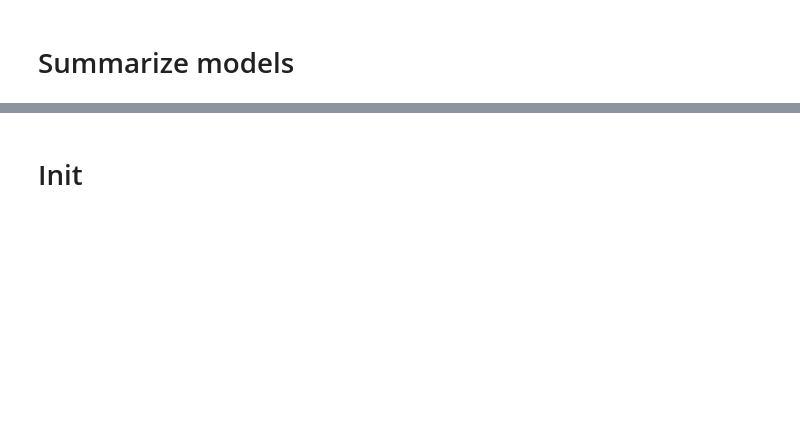
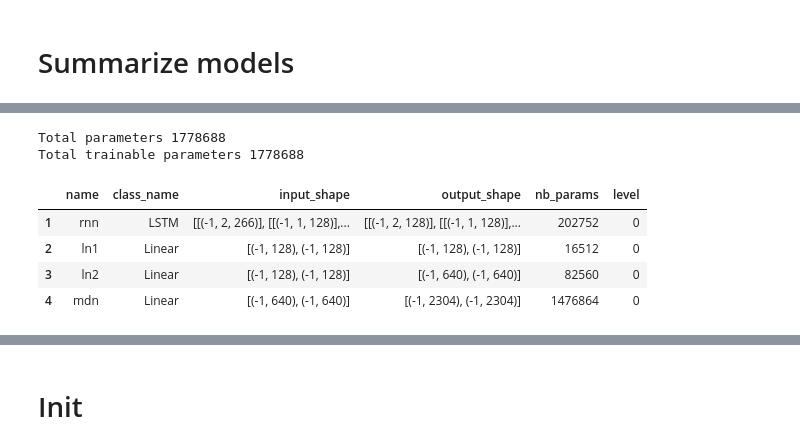
Before and after one commit to wassname/world-models-sonic-pytorch, a Jupyter notebook: 03_v4_train_MDN-RNN-256im_1512h_768z_greenfields.ipynb, the cells around one changed output, grey strips where cells are left out. Cells and saved outputs as stored; diff of their text form; code cells hidden in the pictures; blank space fills up the shorter version.

```diff
--- a/03_v4_train_MDN-RNN-256im_1512h_768z_greenfields.ipynb
+++ b/03_v4_train_MDN-RNN-256im_1512h_768z_greenfields.ipynb
@@ -149,11 +179,19 @@ df_vae[df_vae.level<2]
 # %%
 with TorchSummarizeDf(mdnrnn) as tdf:
-    pi, mu, sigma, hidden_state = mdnrnn.forward(z.unsqueeze(1).repeat((1,2,1)), action.unsqueeze(1).repeat((1,2,1)))
+    pi, mu, sigma, hidden_state = mdnrnn.forward(z.unsqueeze(1).repeat((1,2,1)), action.repeat((1,2)))
     z_next = mdnrnn.sample(pi, mu, sigma)
 #     loss_mdn = mdnrnn.rnn_loss(z, pi, mu, sigma).mean()
     df_mdnrnn = tdf.make_df()
 
 df_mdnrnn
+# %% [output]
+Total parameters 1778688
+Total trainable parameters 1778688
+|  | name | class_name | input_shape | output_shape | nb_params | level |
+| 1 | rnn | LSTM | [[(-1, 2, 266)], [[(-1, 1, 128)],... | [[(-1, 2, 128)], [[(-1, 1, 128)],... | 202752 | 0 |
+| 2 | ln1 | Linear | [(-1, 128), (-1, 128)] | [(-1, 128), (-1, 128)] | 16512 | 0 |
+| 3 | ln2 | Linear | [(-1, 128), (-1, 128)] | [(-1, 640), (-1, 640)] | 82560 | 0 |
+| 4 | mdn | Linear | [(-1, 640), (-1, 640)] | [(-1, 2304), (-1, 2304)] | 1476864 | 0 |
 # %%
 #     loss = loss_mdn + gamma_vae * loss_vae
 with TorchSummarizeDf(finv) as tdf:
```
Also changed, not shown: parts of 14 cells of this notebook, 3 other files.
